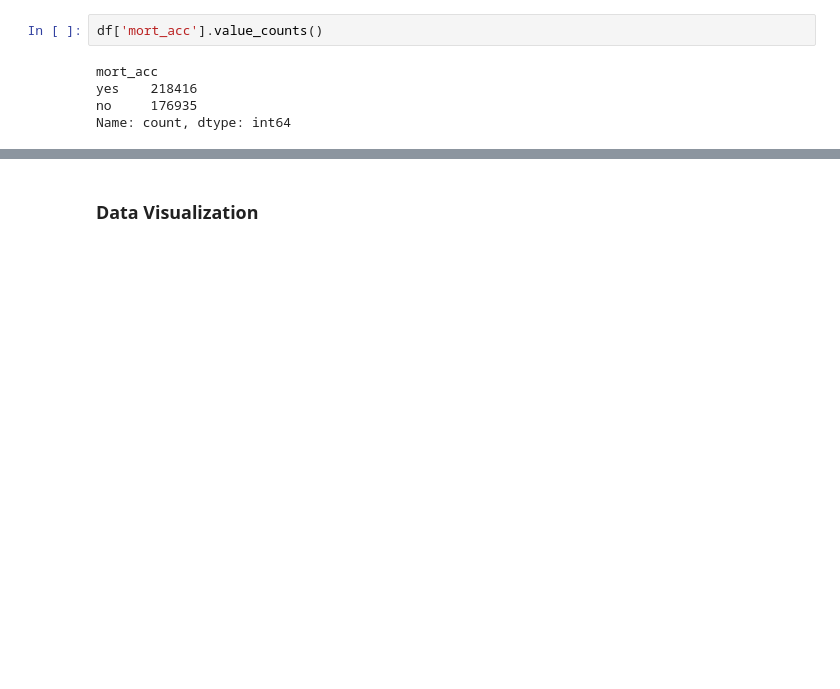
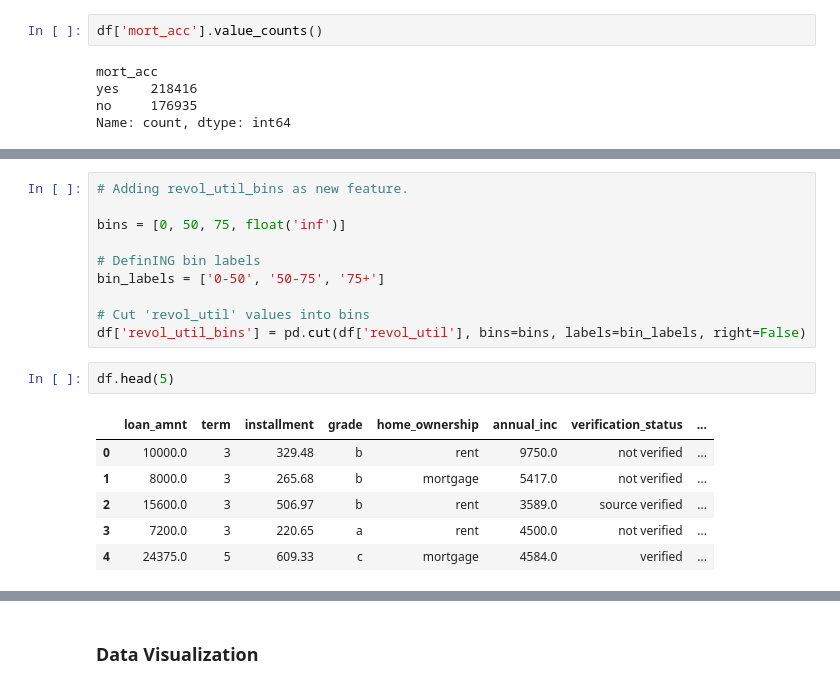
Before and after one commit to Vipulbhansali/CreditLine-Decision-Engine-Using-Amazon-Sagemaker, a Jupyter notebook: model notebook/eda_model_building.ipynb, the cells around one changed output, grey strips where cells are left out. Saved outputs shown, nothing was run; the diff lists cells and outputs as text; blank space fills up the shorter version.

```diff
--- a/model notebook/eda_model_building.ipynb
+++ b/model notebook/eda_model_building.ipynb
@@ -397,0 +410,19 @@ df.head(3)
+# %%
+# Adding revol_util_bins as new feature.
+
+bins = [0, 50, 75, float('inf')]
+
+# DefinING bin labels
+bin_labels = ['0-50', '50-75', '75+']
+
+# Cut 'revol_util' values into bins
+df['revol_util_bins'] = pd.cut(df['revol_util'], bins=bins, labels=bin_labels, right=False)
+# %%
+df.head(5)
+# %% [output]
+|  | loan_amnt | term | installment | grade | home_ownership | annual_inc | verification_status | ... |
+| 0 | 10000.0 | 3 | 329.48 | b | rent | 9750.0 | not verified | ... |
+| 1 | 8000.0 | 3 | 265.68 | b | mortgage | 5417.0 | not verified | ... |
+| 2 | 15600.0 | 3 | 506.97 | b | rent | 3589.0 | source verified | ... |
+| 3 | 7200.0 | 3 | 220.65 | a | rent | 4500.0 | not verified | ... |
+| 4 | 24375.0 | 5 | 609.33 | c | mortgage | 4584.0 | verified | ... |
```
Also changed, not shown: parts of 14 cells of this notebook.
